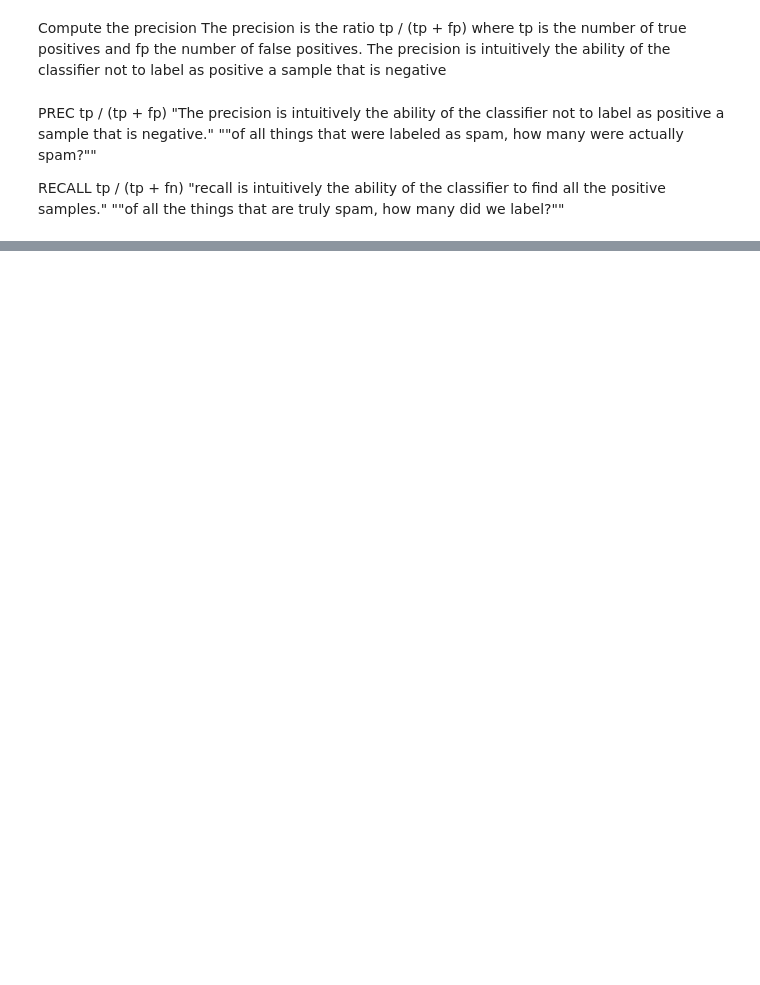
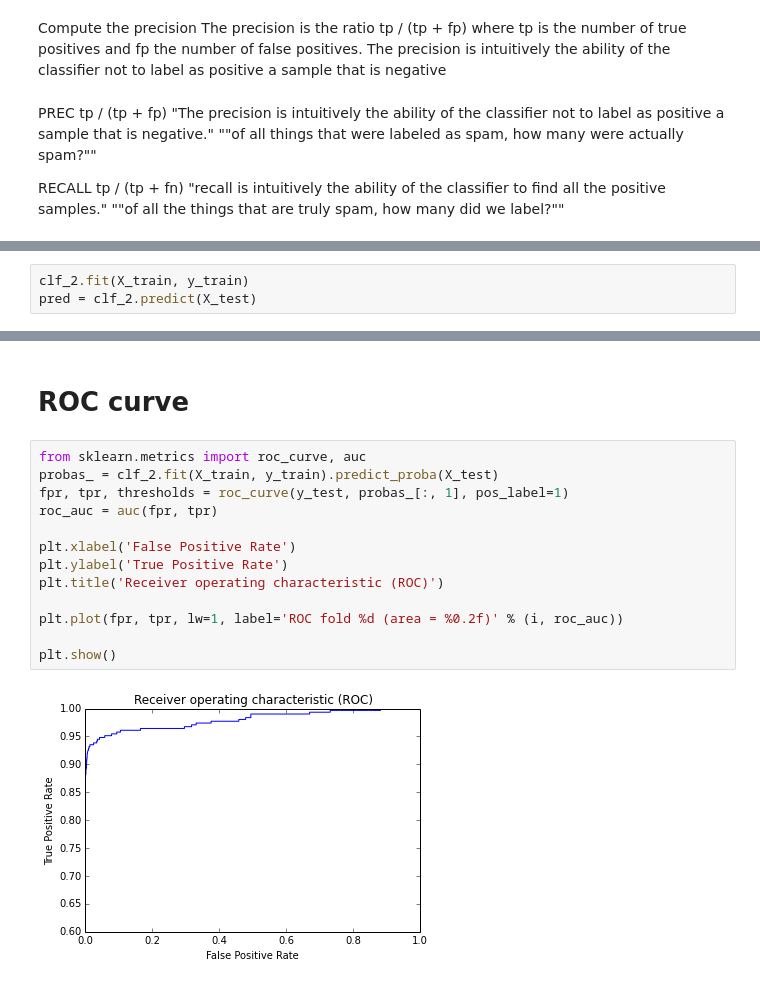
Before and after one commit to rasbt/pattern_classification, a Jupyter notebook: machine_learning/scikit-learn/scikit_bayes_smsspam.ipynb, the cells around one changed output, grey strips where cells are left out. Drawn from its saved outputs; the diff is of its cells as text; blank space fills up the shorter version.

```diff
--- a/machine_learning/scikit-learn/scikit_bayes_smsspam.ipynb
+++ b/machine_learning/scikit-learn/scikit_bayes_smsspam.ipynb
@@ -372,0 +423,3 @@ Recall: 46.13% (+/- 4.50%), TfidfVectorizer trigram
+# %%
+clf_2.fit(X_train, y_train)
+pred = clf_2.predict(X_test)
@@ -372,0 +460,17 @@ Recall: 46.13% (+/- 4.50%), TfidfVectorizer trigram
+# %% [markdown]
+# ROC curve
+# %%
+from sklearn.metrics import roc_curve, auc
+probas_ = clf_2.fit(X_train, y_train).predict_proba(X_test)
+fpr, tpr, thresholds = roc_curve(y_test, probas_[:, 1], pos_label=1)
+roc_auc = auc(fpr, tpr)
+
+plt.xlabel('False Positive Rate')
+plt.ylabel('True Positive Rate')
+plt.title('Receiver operating characteristic (ROC)')
+
+plt.plot(fpr, tpr, lw=1, label='ROC fold %d (area = %0.2f)' % (i, roc_auc))
+
+plt.show()
+# %% [output]
+[figure, added]
```
Also changed, not shown: parts of 18 cells of this notebook.
